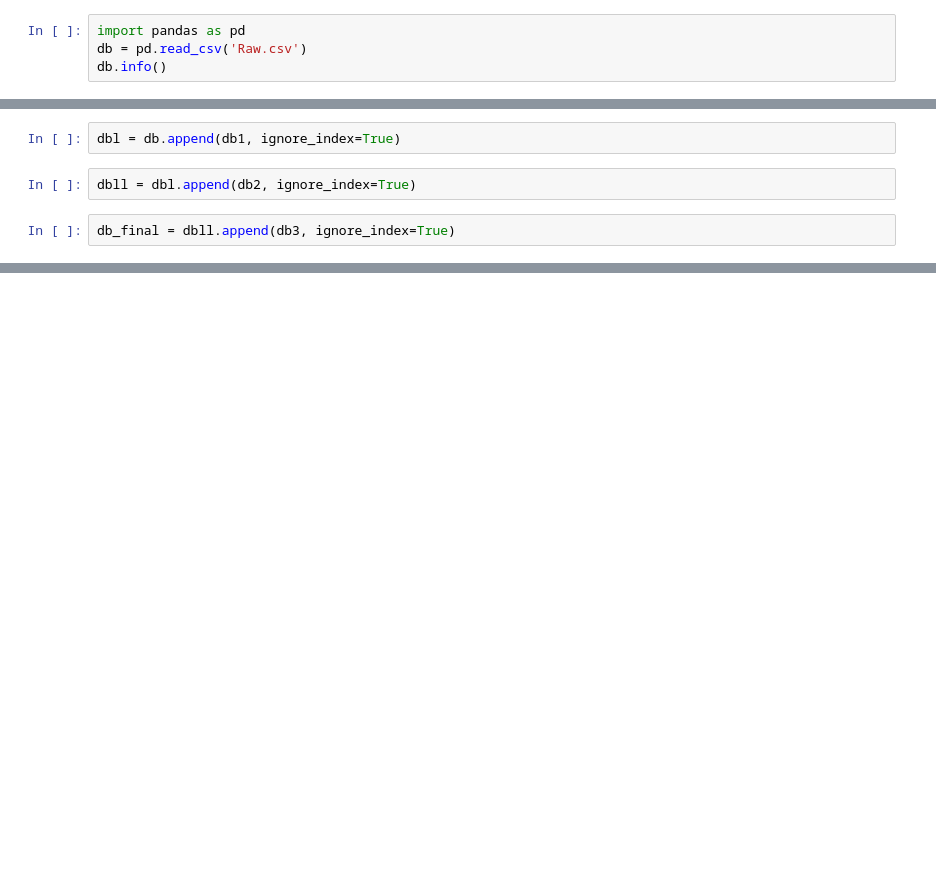
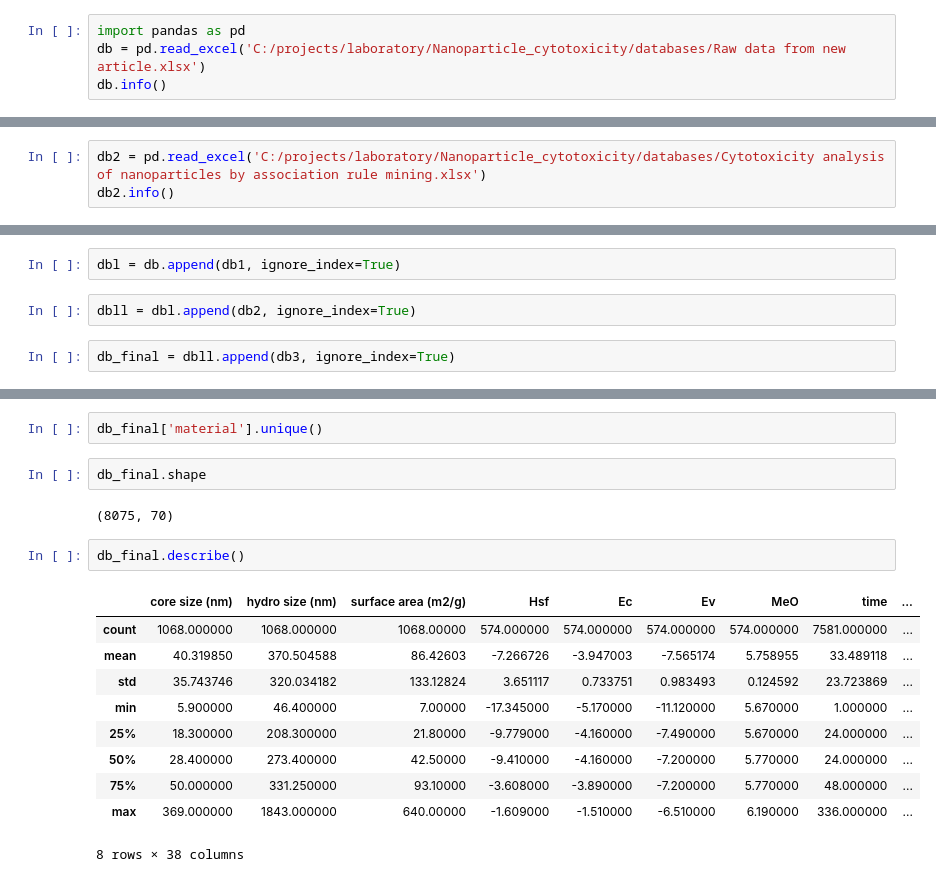
Before and after one commit to V-Gottlieb/Nanoparticle_cytotoxicity, a Jupyter notebook: databases/Merging tables.ipynb, the cells around one changed output, grey strips where cells are left out. Saved outputs shown, nothing was run; the diff lists cells and outputs as text; blank space fills up the shorter version.

```diff
--- a/databases/Merging tables.ipynb
+++ b/databases/Merging tables.ipynb
@@ -1,6 +1,6 @@
 # %%
 import pandas as pd
-db = pd.read_csv('Raw.csv')
+db = pd.read_excel('C:/projects/laboratory/Nanoparticle_cytotoxicity/databases/Raw data from new article.xlsx')
 db.info()
 # %% [output]
 <class 'pandas.core.frame.DataFrame'>
@@ -110,0 +97,3 @@ memory usage: 963.6+ KB
+# %%
+db2 = pd.read_excel('C:/projects/laboratory/Nanoparticle_cytotoxicity/databases/Cytotoxicity analysis of nanoparticles by association rule mining.xlsx')
+db2.info()
@@ -194,0 +186,19 @@ db_final.drop(columns = ['Unnamed: 24', 'Unnamed: 25','Unnamed: 26'], axis = 1)
+# %%
+db_final['material'].unique()
+# %%
+db_final.shape
+# %% [output]
+(8075, 70)
+# %%
+db_final.describe()
+# %% [output]
+|  | core size (nm) | hydro size (nm) | surface area (m2/g) | Hsf | Ec | Ev | MeO | time | ... |
+| count | 1068.000000 | 1068.000000 | 1068.00000 | 574.000000 | 574.000000 | 574.000000 | 574.000000 | 7581.000000 | ... |
+| mean | 40.319850 | 370.504588 | 86.42603 | -7.266726 | -3.947003 | -7.565174 | 5.758955 | 33.489118 | ... |
+| std | 35.743746 | 320.034182 | 133.12824 | 3.651117 | 0.733751 | 0.983493 | 0.124592 | 23.723869 | ... |
+| min | 5.900000 | 46.400000 | 7.00000 | -17.345000 | -5.170000 | -11.120000 | 5.670000 | 1.000000 | ... |
+| 25% | 18.300000 | 208.300000 | 21.80000 | -9.779000 | -4.160000 | -7.490000 | 5.670000 | 24.000000 | ... |
+| 50% | 28.400000 | 273.400000 | 42.50000 | -9.410000 | -4.160000 | -7.200000 | 5.770000 | 24.000000 | ... |
+| 75% | 50.000000 | 331.250000 | 93.10000 | -3.608000 | -3.890000 | -7.200000 | 5.770000 | 48.000000 | ... |
+| max | 369.000000 | 1843.000000 | 640.00000 | -1.609000 | -1.510000 | -6.510000 | 6.190000 | 336.000000 | ... |
+8 rows × 38 columns
```
Also changed, not shown: parts of 10 cells of this notebook.
